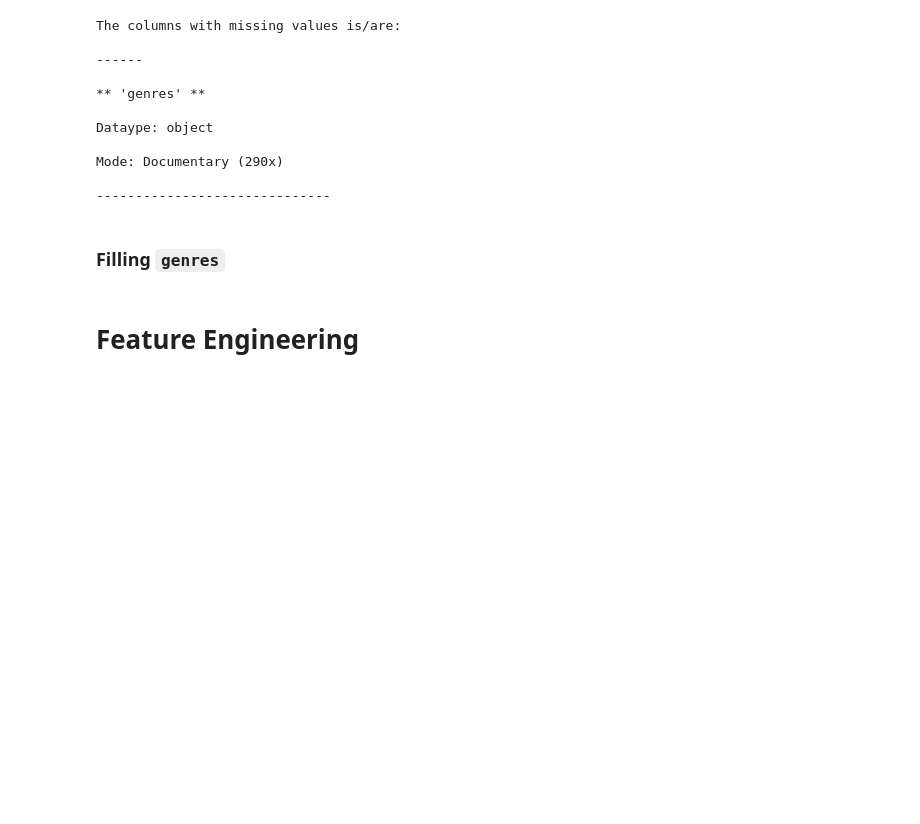
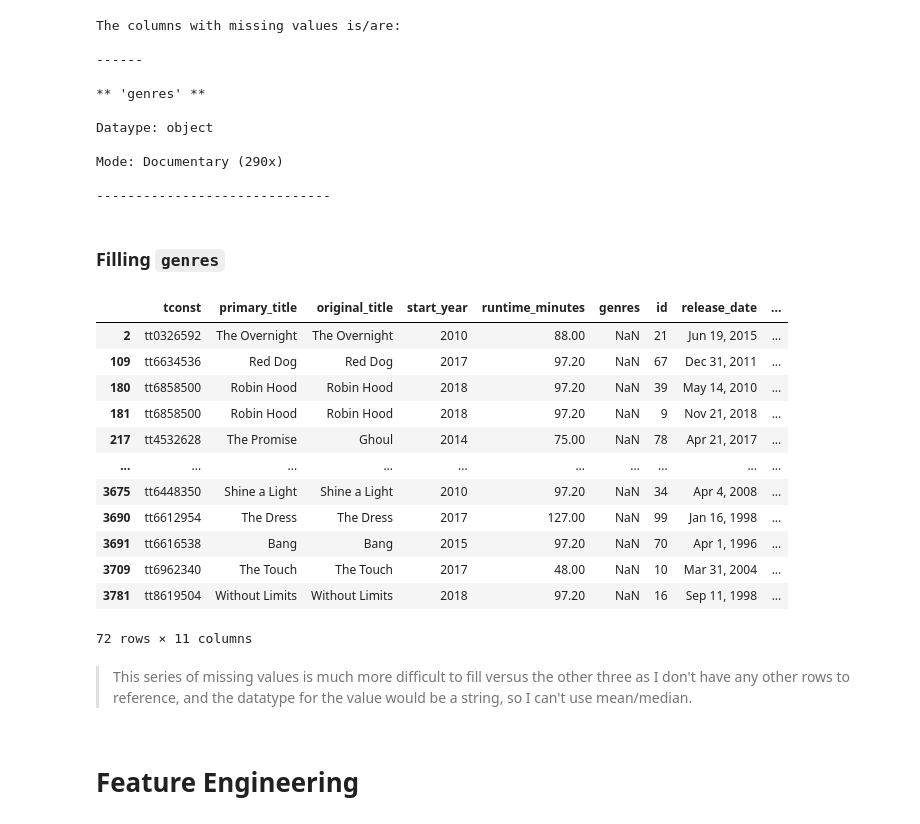
Before and after one commit to BenJMcCarty/BMC_P1P_Redo, a Jupyter notebook: WiP.ipynb, the cells around one changed output. Saved outputs shown, nothing was run; the diff lists cells and outputs as text; code cells hidden in the pictures; blank space fills up the shorter version.

```diff
--- a/WiP.ipynb
+++ b/WiP.ipynb
@@ -614,6 +700,26 @@ Mode: Documentary (290x)
 ------------------------------
 # %% [markdown]
 ### Filling `genres`
+# %%
+## Identifying missing value
+
+df_filled[df_filled['genres'].isna()]
+# %% [output]
+|  | tconst | primary_title | original_title | start_year | runtime_minutes | genres | id | release_date | ... |
+| 2 | tt0326592 | The Overnight | The Overnight | 2010 | 88.00 | NaN | 21 | Jun 19, 2015 | ... |
+| 109 | tt6634536 | Red Dog | Red Dog | 2017 | 97.20 | NaN | 67 | Dec 31, 2011 | ... |
+| 180 | tt6858500 | Robin Hood | Robin Hood | 2018 | 97.20 | NaN | 39 | May 14, 2010 | ... |
+| 181 | tt6858500 | Robin Hood | Robin Hood | 2018 | 97.20 | NaN | 9 | Nov 21, 2018 | ... |
+| 217 | tt4532628 | The Promise | Ghoul | 2014 | 75.00 | NaN | 78 | Apr 21, 2017 | ... |
+| ... | ... | ... | ... | ... | ... | ... | ... | ... | ... |
+| 3675 | tt6448350 | Shine a Light | Shine a Light | 2010 | 97.20 | NaN | 34 | Apr 4, 2008 | ... |
+| 3690 | tt6612954 | The Dress | The Dress | 2017 | 127.00 | NaN | 99 | Jan 16, 1998 | ... |
+| 3691 | tt6616538 | Bang | Bang | 2015 | 97.20 | NaN | 70 | Apr 1, 1996 | ... |
+| 3709 | tt6962340 | The Touch | The Touch | 2017 | 48.00 | NaN | 10 | Mar 31, 2004 | ... |
+| 3781 | tt8619504 | Without Limits | Without Limits | 2018 | 97.20 | NaN | 16 | Sep 11, 1998 | ... |
+72 rows × 11 columns
+# %% [markdown]
+> This series of missing values is much more difficult to fill versus the other three as I don't have any other rows to reference, and the datatype for the value would be a string, so I can't use mean/median.
 # %% [markdown]
 # **Feature Engineering**
 # %% [markdown]
```
Also changed, not shown: parts of 15 cells of this notebook.
